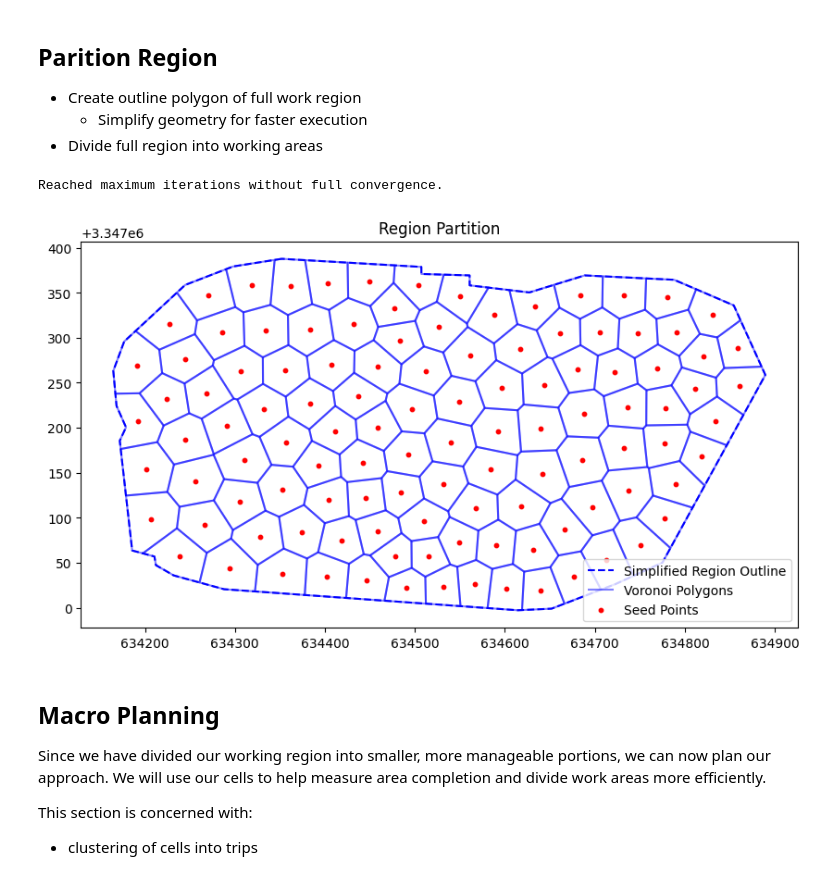
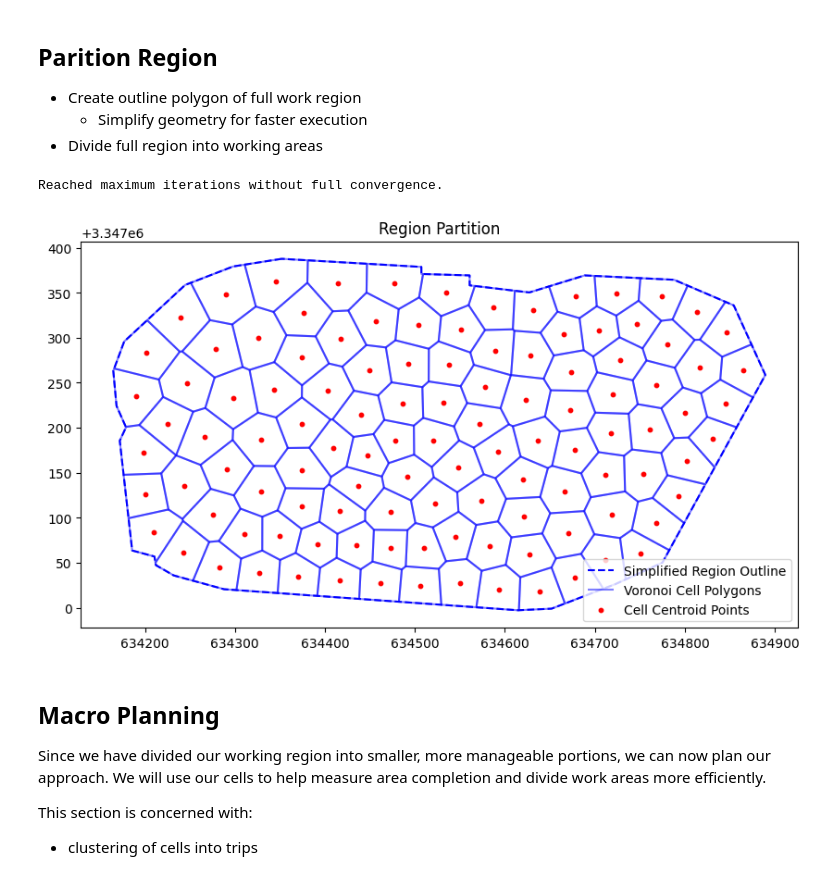
Before and after one commit to javelina-works/unsupervised-cv-search, a Jupyter notebook: content/notebooks/work_plan.ipynb, the cells around one changed output. Drawn from its saved outputs; the diff is of its cells as text; code cells hidden in the pictures.

```diff
--- a/content/notebooks/work_plan.ipynb
+++ b/content/notebooks/work_plan.ipynb
@@ -133,35 +86,37 @@ max_iterations = 15
 # %%
 from plant_search.region_partition import (
     extract_region_contour,
     simplify_polygon,
     generate_voronoi_partition,
     centroidal_voronoi_tessellation,
 )
 import matplotlib.pyplot as plt
 import geopandas as gpd
 
 
 region_contour_gpd = extract_region_contour(file_path)
 contour_gdf_projected = region_contour_gpd.to_crs(epsg=region_crs)  # Example: UTM Zone 14N
 simplified_polygon = simplify_polygon(contour_gdf_projected.geometry.iloc[0], simplification_tolerance)
 
 target_area_sqm = target_area_acres * 4046.86
 num_points = int(simplified_polygon.area / target_area_sqm)
 
 # voronoi_gdf, points_gdf = generate_voronoi_partition(simplified_polygon, num_points)
-voronoi_gdf, points_gdf = centroidal_voronoi_tessellation(simplified_polygon, num_points, max_iterations)
+cell_gdf = centroidal_voronoi_tessellation(simplified_polygon, num_points, max_iterations)
 
 
 fig, ax = plt.subplots(figsize=(10, 10))
+
 gpd.GeoDataFrame({"geometry": [simplified_polygon]}).boundary.plot(ax=ax, color="blue", linestyle="--", label="Simplified Region Outline")
-voronoi_gdf.boundary.plot(ax=ax, color="blue", alpha=0.5, label="Voronoi Polygons")
-points_gdf.plot(ax=ax, color="red", markersize=10, label="Seed Points")
+cell_gdf.boundary.plot(ax=ax, color="blue", alpha=0.5, label="Voronoi Cell Polygons")
+cell_gdf.set_geometry('cell_centroid').plot(ax=ax, color="red", markersize=10, label="Cell Centroid Points")
+
 plt.legend()
 plt.title("Region Partition")
 plt.show()
 # %% [output]
 Reached maximum iterations without full convergence.
-[figure, old version]
+[figure, new version]
 # %% [markdown]
 ## Macro Planning
 
```
Also changed, not shown: parts of 12 cells of this notebook, 3 other files.
